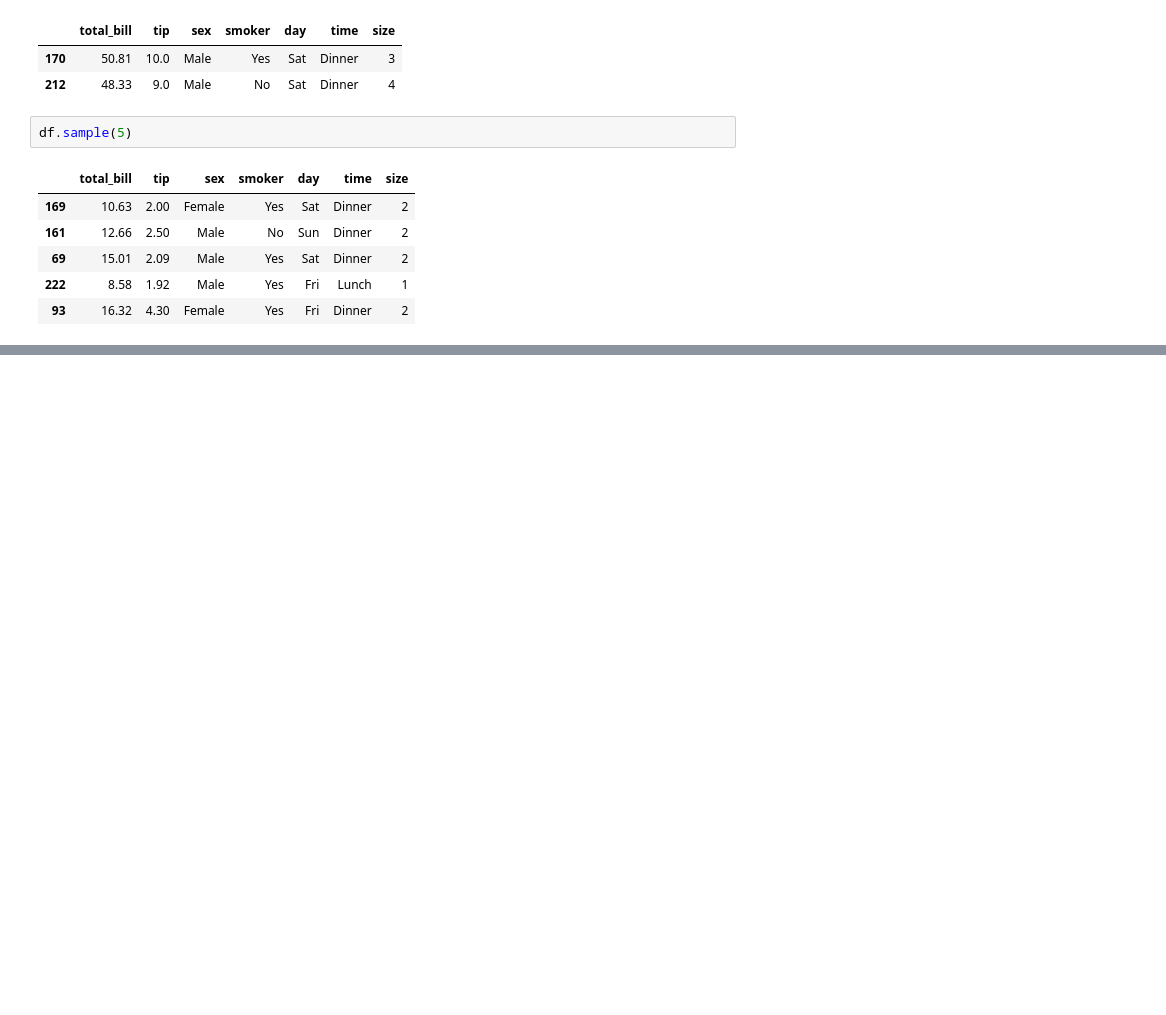
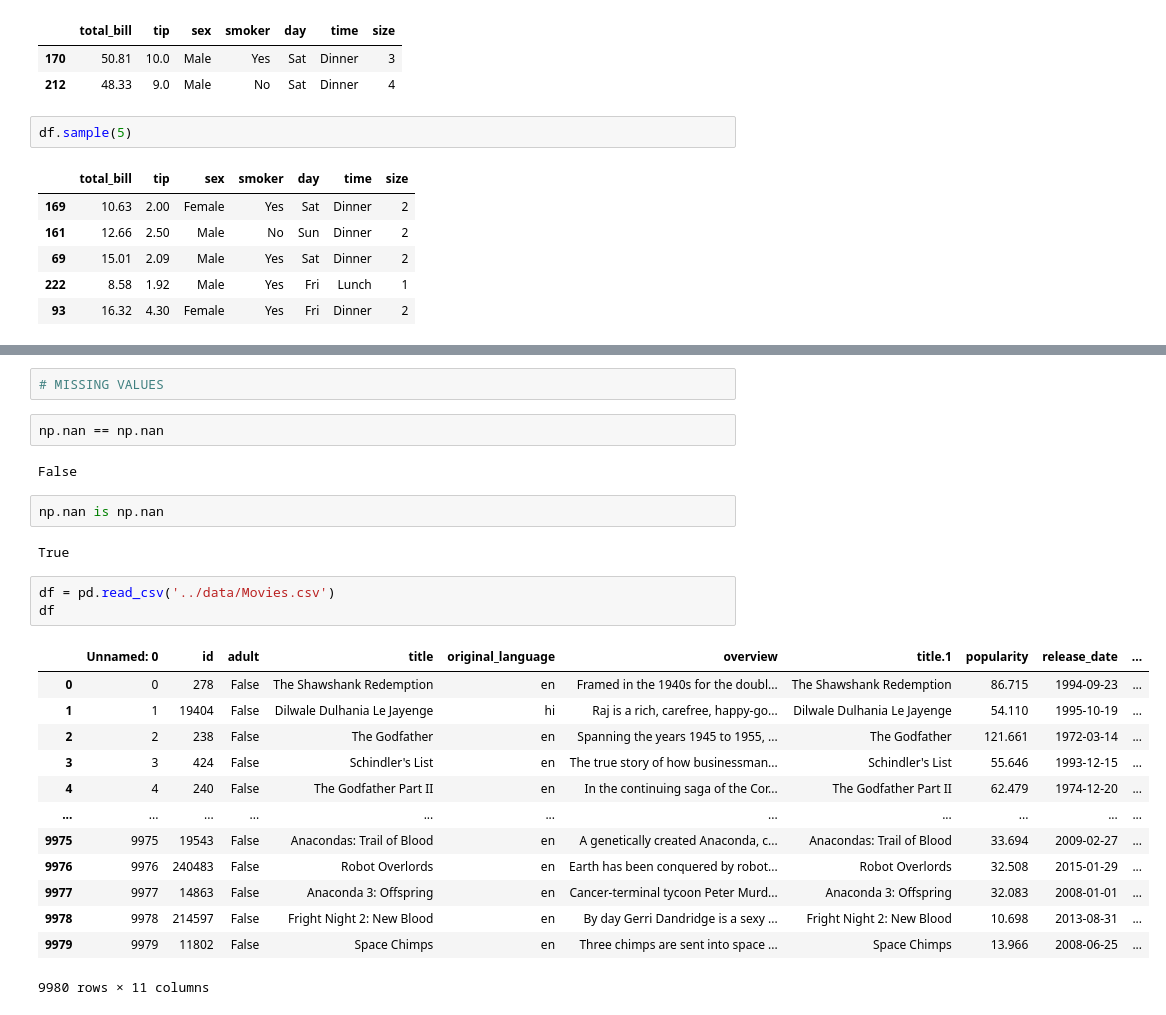
Before and after one commit to pawel9009/ML, a Jupyter notebook: notebooks/pandas.ipynb, the cells around one changed output, grey strips where cells are left out. Drawn from its saved outputs; the diff is of its cells as text; blank space fills up the shorter version.

```diff
--- a/notebooks/pandas.ipynb
+++ b/notebooks/pandas.ipynb
@@ -319,0 +320,27 @@ df.sample(frac=0.2)
+# %%
+# MISSING VALUES
+# %%
+np.nan == np.nan
+# %% [output]
+False
+# %%
+np.nan is np.nan
+# %% [output]
+True
+# %%
+df = pd.read_csv('../data/Movies.csv')
+df
+# %% [output]
+|  | Unnamed: 0 | id | adult | title | original_language | overview | title.1 | popularity | release_date | ... |
+| 0 | 0 | 278 | False | The Shawshank Redemption | en | Framed in the 1940s for the doubl... | The Shawshank Redemption | 86.715 | 1994-09-23 | ... |
+| 1 | 1 | 19404 | False | Dilwale Dulhania Le Jayenge | hi | Raj is a rich, carefree, happy-go... | Dilwale Dulhania Le Jayenge | 54.110 | 1995-10-19 | ... |
+| 2 | 2 | 238 | False | The Godfather | en | Spanning the years 1945 to 1955, ... | The Godfather | 121.661 | 1972-03-14 | ... |
+| 3 | 3 | 424 | False | Schindler's List | en | The true story of how businessman... | Schindler's List | 55.646 | 1993-12-15 | ... |
+| 4 | 4 | 240 | False | The Godfather Part II | en | In the continuing saga of the Cor... | The Godfather Part II | 62.479 | 1974-12-20 | ... |
+| ... | ... | ... | ... | ... | ... | ... | ... | ... | ... | ... |
+| 9975 | 9975 | 19543 | False | Anacondas: Trail of Blood | en | A genetically created Anaconda, c... | Anacondas: Trail of Blood | 33.694 | 2009-02-27 | ... |
+| 9976 | 9976 | 240483 | False | Robot Overlords | en | Earth has been conquered by robot... | Robot Overlords | 32.508 | 2015-01-29 | ... |
+| 9977 | 9977 | 14863 | False | Anaconda 3: Offspring | en | Cancer-terminal tycoon Peter Murd... | Anaconda 3: Offspring | 32.083 | 2008-01-01 | ... |
+| 9978 | 9978 | 214597 | False | Fright Night 2: New Blood | en | By day Gerri Dandridge is a sexy ... | Fright Night 2: New Blood | 10.698 | 2013-08-31 | ... |
+| 9979 | 9979 | 11802 | False | Space Chimps | en | Three chimps are sent into space ... | Space Chimps | 13.966 | 2008-06-25 | ... |
+9980 rows × 11 columns
```
Also changed, not shown: parts of 26 cells of this notebook.
